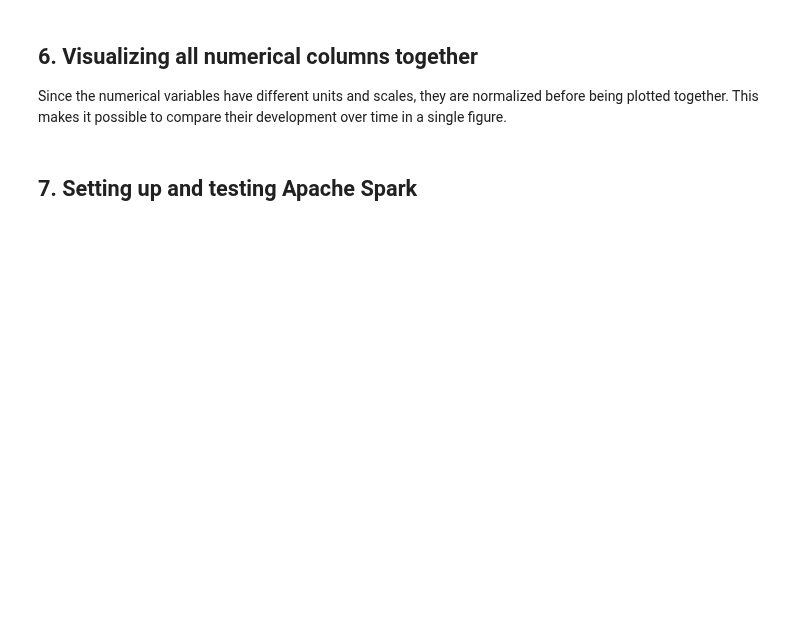
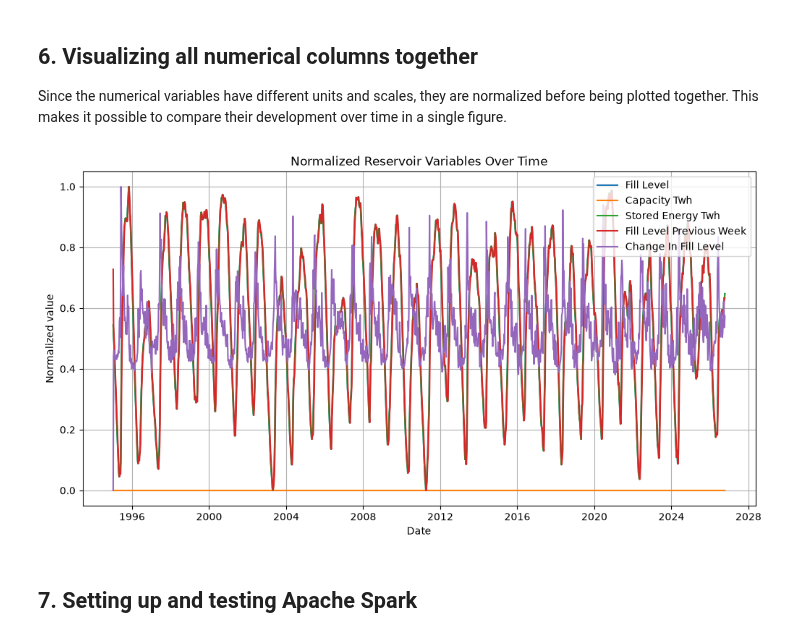
Before and after one commit to dano22222/dano22222, a Jupyter notebook: Project-IND320-part2.ipynb, the cells around one changed output. Drawn from its saved outputs; the diff is of its cells as text; code cells hidden in the pictures; blank space fills up the shorter version.

```diff
--- a/Project-IND320-part2.ipynb
+++ b/Project-IND320-part2.ipynb
@@ -117,34 +215,39 @@ columns_to_plot = [
     "fill_level",
     "capacity_TWh",
     "stored_energy_TWh",
     "fill_level_previous_week",
     "change_in_fill_level"
 ]
 
 # use national reservoir data (Area 0) for comparison
-plot_data = df[df["area_number"] == 0].set_index("date")[columns_to_plot].sort_index()
+plot_data = df[
+    (df["area_type"] == "NO") &
+    (df["area_number"] == 0)
+].set_index("date")[columns_to_plot].sort_index()
 
 # Handle constant variables to avoid division by zero
 ranges = plot_data.max() - plot_data.min()
 normalized_df = (plot_data - plot_data.min()) / ranges.replace(0, 1)
 
 #plot all normalized variables together
 plt.figure(figsize=(12, 6))
 
 for column in normalized_df.columns:
     plt.plot(
         normalized_df.index,
         normalized_df[column],
         label=column.replace("_", " ").title()
     )
 
 #add labels, title, legend and grid to the plot
 plt.xlabel("Date")
 plt.ylabel("Normalized value")
 plt.title("Normalized Reservoir Variables Over Time")
 plt.legend()
 plt.grid(True)
 plt.show()
+# %% [output]
+[figure, added]
 # %% [markdown]
 ## 7. Setting up and testing Apache Spark
 # %%
```
Also changed, not shown: parts of 24 cells of this notebook, 3 other files.
